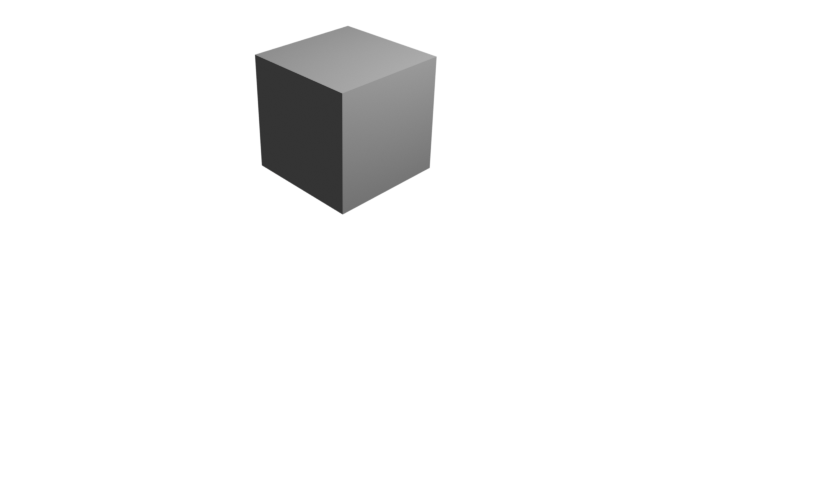
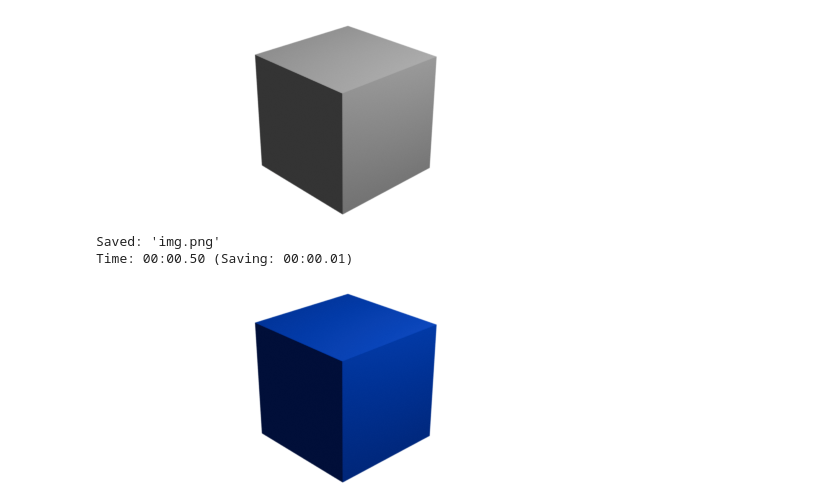
Before and after one commit to kolibril13/ipyblender-experimental, a Jupyter notebook: n1b_transparent_render.ipynb, the cells around one changed output. Saved outputs shown, nothing was run; the diff lists cells and outputs as text; code cells hidden in the pictures; blank space fills up the shorter version.

```diff
--- a/n1b_transparent_render.ipynb
+++ b/n1b_transparent_render.ipynb
@@ -17,3 +17,31 @@ bpy.data.images['Render Result'].save_render(filepath="img.png")
 display(Image(filename="img.png"))
 # %% [output]
 [figure]
+# %%
+import bpy
+from IPython.display import Image, display
+
+# Ensure the Cube object is selected and active
+obj = bpy.data.objects.get("Cube")
+bpy.context.view_layer.objects.active = obj
+obj.select_set(True)
+
+# Create and assign material
+mat = bpy.data.materials.new("Blue")
+mat.use_nodes = True
+mat.node_tree.nodes['Principled BSDF'].inputs['Base Color'].default_value = (0, 0, 1, 1)
+obj.data.materials.clear()  # Clear any existing materials
+obj.data.materials.append(mat)
+
+# Set render resolution
+bpy.context.scene.render.resolution_x = 500
+bpy.context.scene.render.resolution_y = 200
+
+# Render and display the image
+bpy.context.scene.render.filepath = "img.png"
+bpy.ops.render.render(write_still=True)
+display(Image(filename="img.png"))
+# %% [output]
+Saved: 'img.png'
+Time: 00:00.50 (Saving: 00:00.01)
+[figure, added]
```
Also changed, not shown: 1 other file.
